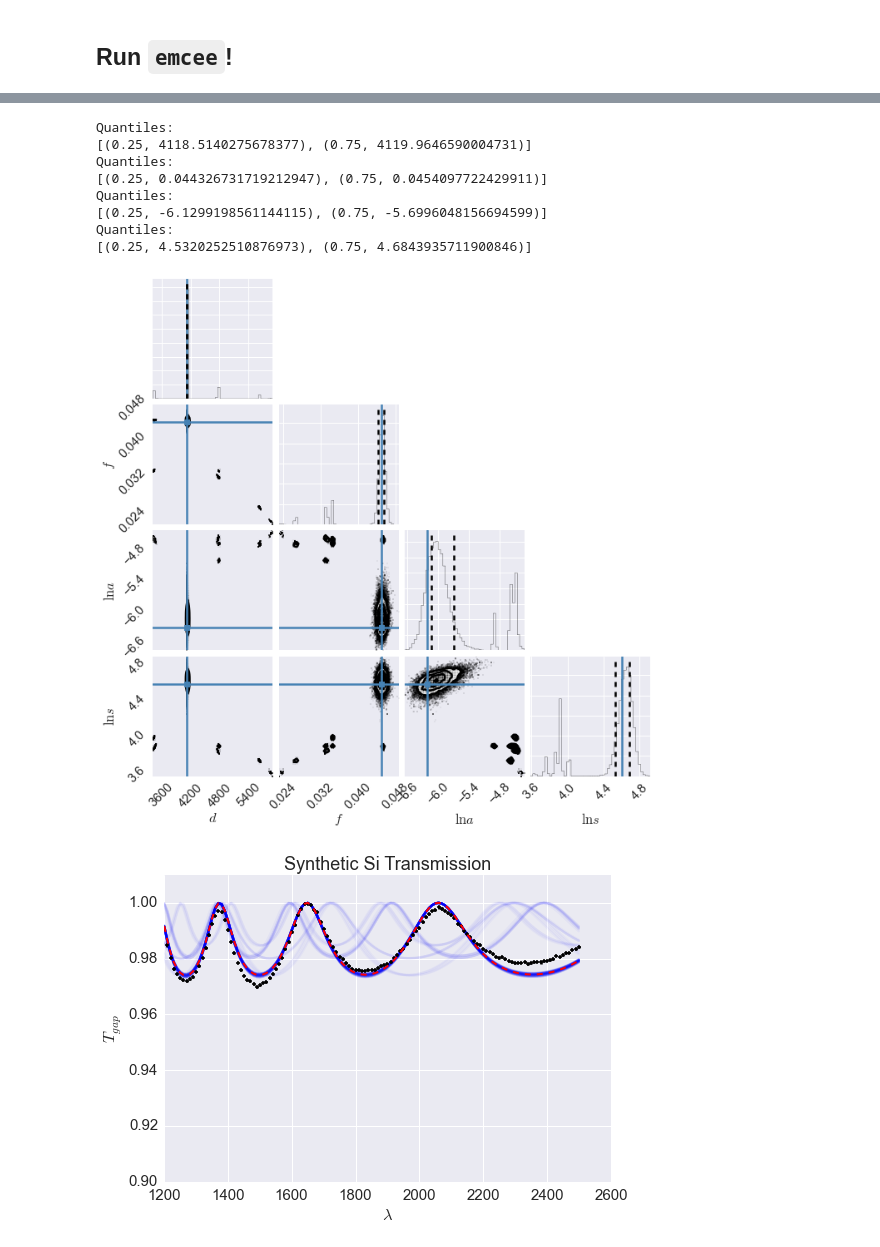
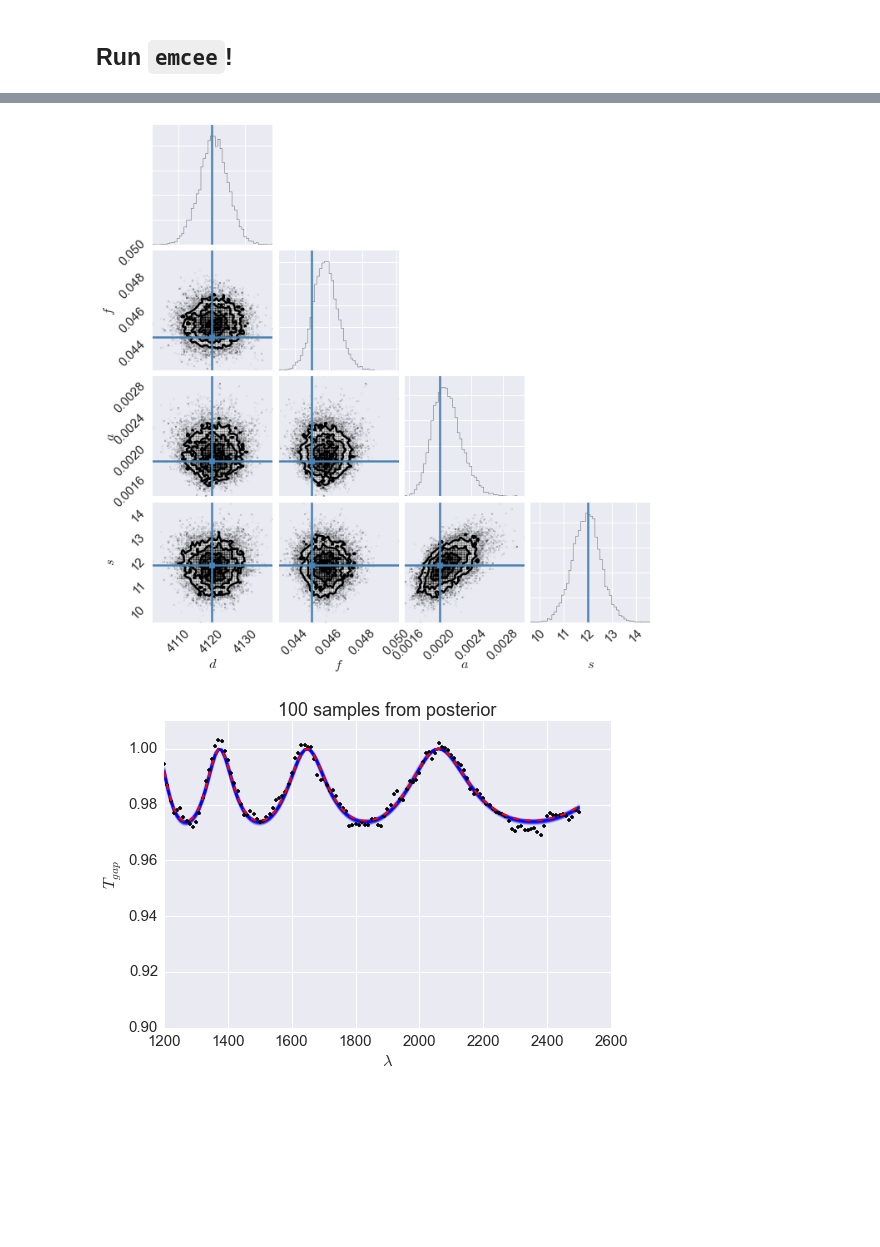
Before and after one commit to gully/bombcat, a Jupyter notebook: bombcat-SiGaps-emcee.ipynb, the cells around one changed output, grey strips where cells are left out. Saved outputs shown, nothing was run; the diff lists cells and outputs as text; code cells hidden in the pictures; blank space fills up the shorter version.

```diff
--- a/bombcat-SiGaps-emcee.ipynb
+++ b/bombcat-SiGaps-emcee.ipynb
@@ -131,7 +133,7 @@ def lnlike(d, f, lna, lns):
 # Apply a uniform prior over some range.
 # Shape params are uniform in log space
 def lnprior(d, f, lna, lns):
-    if not (0 < d < 20000 and 0 < f < 1 and -12 < lna < -2 and 0 < lns < 8):
+    if not (3900 < d < 4300 and 0 < f < 1 and -12 < lna < -2 and 0 < lns < 8):
         return -np.inf
     return 0.0
 # %%
@@ -145,15 +147,15 @@ def lnprob(p):
 # %%
 ndim, nwalkers = 4, 32
 p0 = np.array([d_True, f_True, np.log(a_True), np.log(s_True)]) # Excellent guess
-pos = [p0 + 5.0e-2*p0 * np.random.randn(ndim) for i in range(nwalkers)]
+pos = [p0 + 1.0e-3*p0 * np.random.randn(ndim) for i in range(nwalkers)]
 
 sampler = emcee.EnsembleSampler(nwalkers, ndim, lnprob)
 # %%
 # This is the burn-in
-pos, lp, state = sampler.run_mcmc(pos, 300)
+pos, lp, state = sampler.run_mcmc(pos, 30)
 # %%
 sampler.reset()
-pos, lp, state = sampler.run_mcmc(pos, 3000)
+pos, lp, state = sampler.run_mcmc(pos, 1000)
 chain = sampler.chain
 # %%
 fig, axes = plt.subplots(4, 1, figsize=(5, 6), sharex=True)
@@ -169,19 +175,9 @@ axes[-1].set_xlabel("iteration");
 # %%
-samples = sampler.flatchain
-fig = triangle.corner(samples,
-                      labels=map("${0}$".format, ["d", "f", "\ln a", "\ln s"]),
-                       truths=[d_True, f_True, np.log(a_True), np.log(s_True)],
-                       quantiles=[0.25, 0.75])
+fig = triangle.corner(samples_lin,
+                      labels=map("${0}$".format, ["d", "f", "a", "s"]),
+                       truths=[d_True, f_True, a_True, s_True])
 # %% [output]
-Quantiles:
-[(0.25, 4118.5140275678377), (0.75, 4119.9646590004731)]
-Quantiles:
-[(0.25, 0.044326731719212947), (0.75, 0.0454097722429911)]
-Quantiles:
-[(0.25, -6.1299198561144115), (0.75, -5.6996048156694599)]
-Quantiles:
-[(0.25, 4.5320252510876973), (0.75, 4.6843935711900846)]
-[figure, old version]
+[figure, new version]
 # %%
 for d, f, lna, lns in samples[np.random.randint(len(samples), size=100)]:
     plt.plot(x, T_gap_Si_withFF_fast(x, d, f, n1)/T_DSP, color="b", alpha=0.03)
@@ -190,7 +186,7 @@ plt.errorbar(x, y, yerr=yerr, fmt=".k", capsize=0)
 plt.plot(x, y_True, "--r", lw=2, alpha=1.0)
 plt.xlabel('$\lambda$');
 plt.ylabel('$T_{gap}$');
-plt.title('Synthetic Si Transmission');
+plt.title('100 samples from posterior');
 plt.ylim(0.9, 1.01);
 # %% [output]
-[figure, old version]
+[figure, new version]
```
Also changed, not shown: parts of 12 cells of this notebook, 2 other files.
